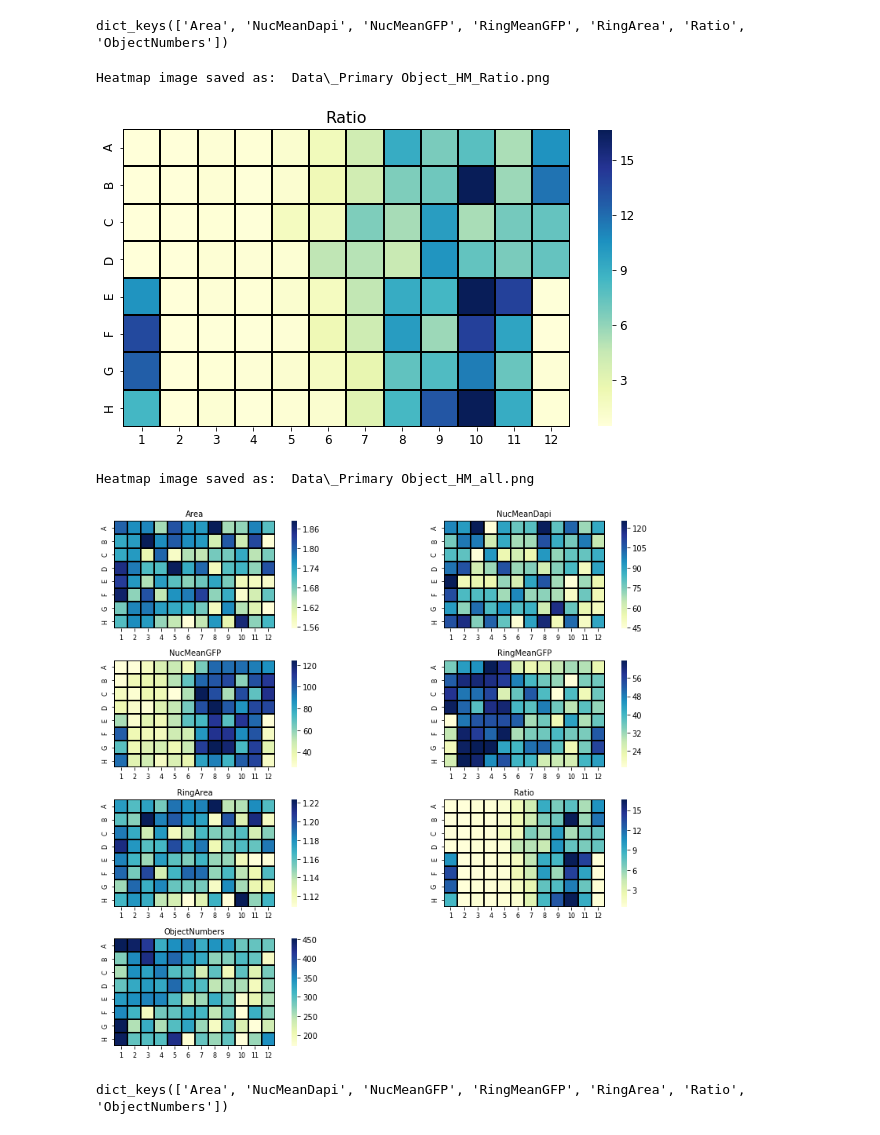
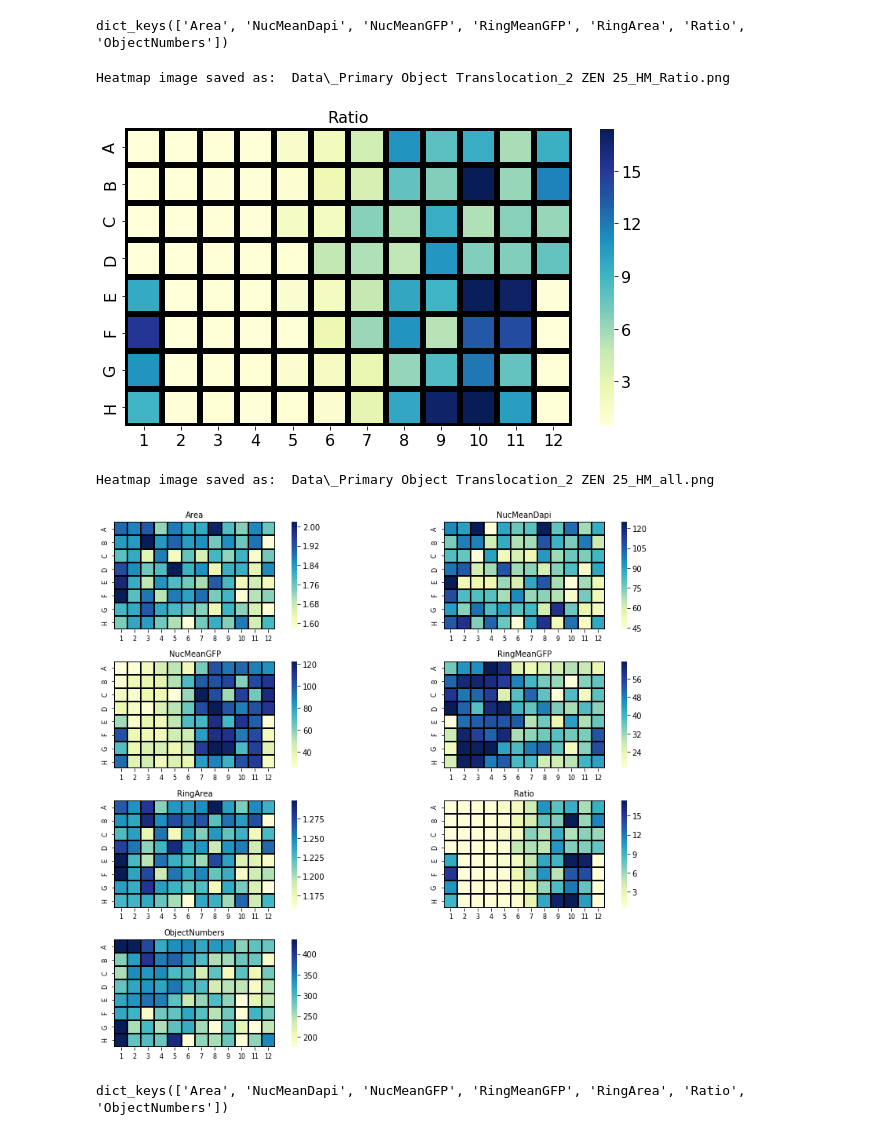
Before and after one commit to sebi06/ipy_notebooks, a Jupyter notebook: ZEN_Wellplate_Analysis_Pandas/ZEN_Wellplate_Analysis_Pandas_Translocation_Tutorial.ipynb, the cells around one changed output. Cells and saved outputs as stored; diff of their text form; code cells hidden in the pictures.

```diff
--- a/ZEN_Wellplate_Analysis_Pandas/ZEN_Wellplate_Analysis_Pandas_Translocation_Tutorial.ipynb
+++ b/ZEN_Wellplate_Analysis_Pandas/ZEN_Wellplate_Analysis_Pandas_Translocation_Tutorial.ipynb
@@ -43,7 +43,9 @@ sys.path.append(r'Modules')
 import wellplate_tools_pandas as wpt
 # %%
 # load the data file created by ZEN Blue ZOI image analysis
-filename_single = r'Data\_Primary Object.csv'
+#filename_single = r'Data\_Primary Object.csv'
+#filename_single = r'Data\Translocation_comb_96_5ms Region Primary Object ZEN2.6.csv'
+filename_single = r'Data\_Primary Object Translocation_2 ZEN 25.csv'
 
 # check the used separator
 sep = wpt.check_separator(filename_single)
@@ -153,32 +155,27 @@ dict_keys(['Area', 'NucMeanDapi', 'NucMeanGFP', 'RingMeanGFP', 'RingArea', 'Rati
 # %%
 # define parameter to display a single heatmap
 parameter2display = 'Ratio'
-#colormap='Blues'
 colormap ='YlGnBu'
-#colormap ='RdBu_r'
-#colormap = 'RdYlBu'
 
 # get the actual heatmap array to display it as an image from the dictionary
 hm = heatmap_dict[parameter2display]
 
 # show the heatmap for a single parameter
 savename_single = wpt.showheatmap(hm, parameter2display,
                                   fontsize_title=16,
-                                  fontsize_label=12,
+                                  fontsize_label=16,
                                   colormap=colormap,
                                   linecolor='black',
-                                  linewidth=1.0,
+                                  linewidth=5.0,
                                   save=True,
                                   filename=filename_single,
                                   dpi=300)
 # %% [output]
-Heatmap image saved as:  Data\_Primary Object_HM_Ratio.png
+Heatmap image saved as:  Data\_Primary Object Translocation_2 ZEN 25_HM_Ratio.png
-[figure, old version]
+[figure, new version]
 # %%
 # define parameters to display the heatmap
 colormap ='YlGnBu'
-#colormap ='RdBu_r'
-#colormap = 'Blues'
 
 plotgrid, deletelastplot = wpt.determine_plotgrid(num_param + 1, columns=2)
 
@@ -193,8 +190,8 @@ savename_all = wpt.showheatmap_all(heatmap_dict, plotgrid,
                                    filename=filename_single,
                                    deletelast=deletelastplot)
 # %% [output]
-Heatmap image saved as:  Data\_Primary Object_HM_all.png
+Heatmap image saved as:  Data\_Primary Object Translocation_2 ZEN 25_HM_all.png
-[figure, old version]
+[figure, new version]
 # %%
 # show all key = measure parameters for that dictionary
 print(heatmap_dict.keys())
```
Also changed, not shown: parts of 3 cells of this notebook, 9 other files.
